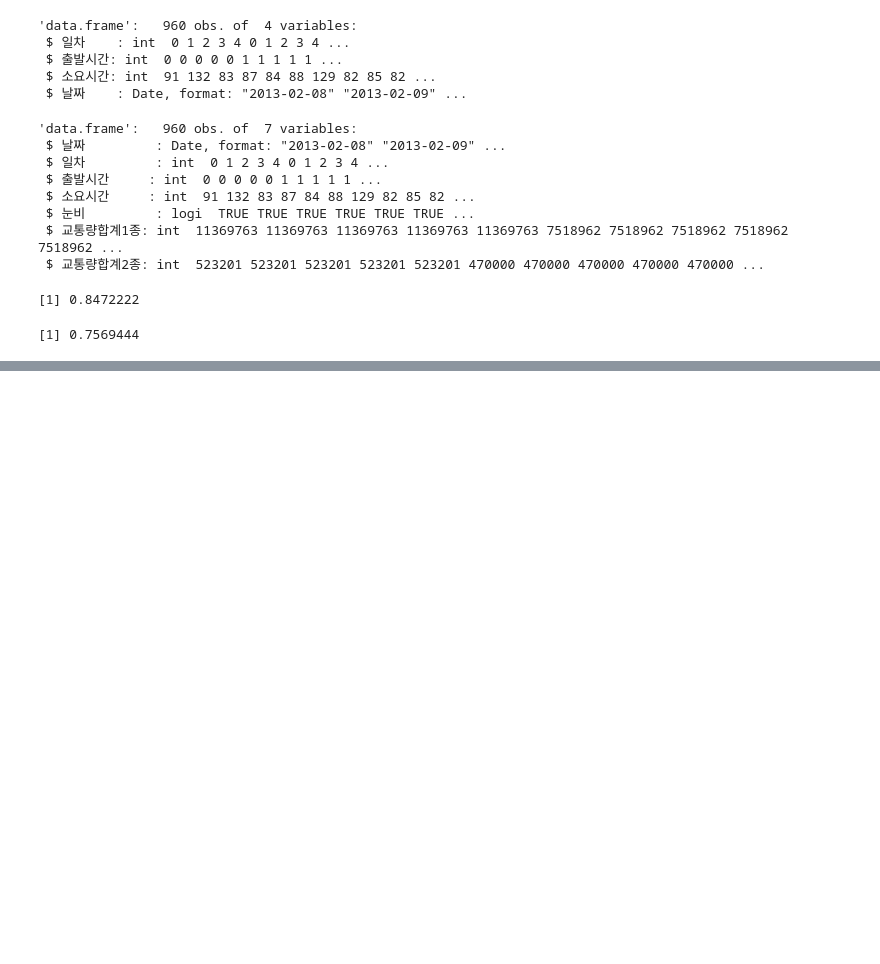
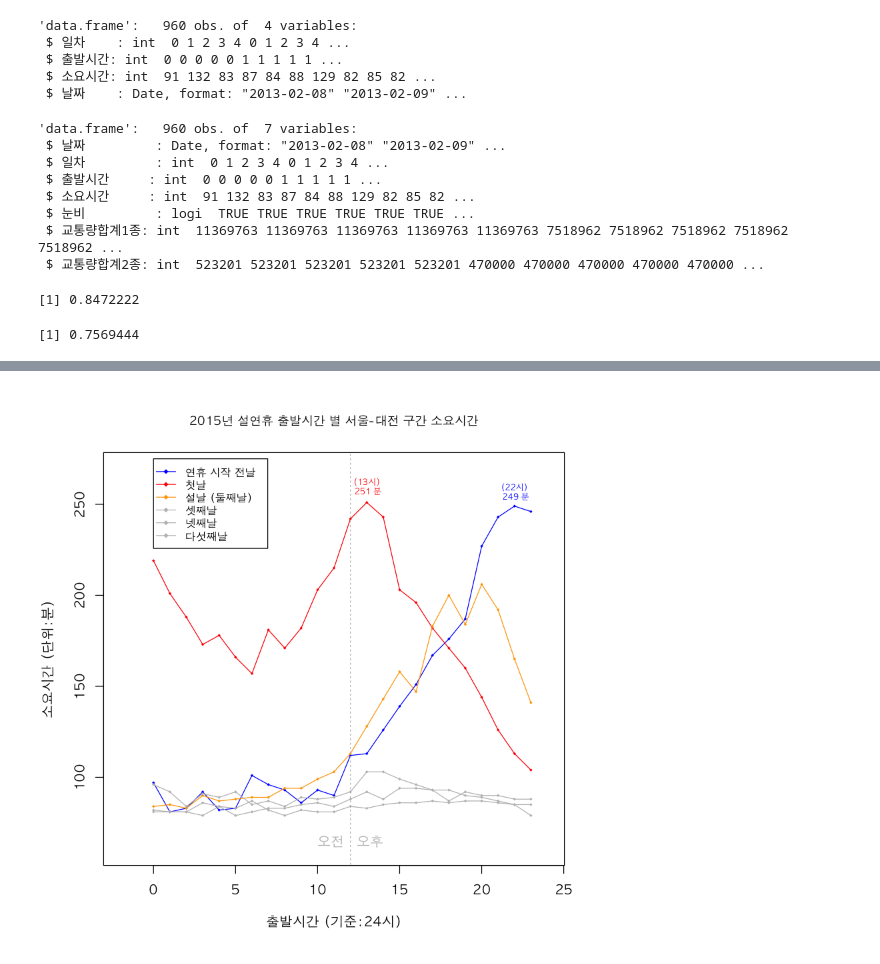
Before and after one commit to monargent0/TJRrrClass, a Jupyter notebook: 교통량.ipynb, the cells around one changed output, grey strips where cells are left out. Cells and saved outputs as stored; diff of their text form; code cells hidden in the pictures; blank space fills up the shorter version.

```diff
--- a/교통량.ipynb
+++ b/교통량.ipynb
@@ -638,0 +939,83 @@ mean((pred*0.85 < y) & (pred*1.15 > y))
+# %%
+# 2015
+
+par(family = 'AppleGothic', bg = 'white' ) # , mfrow=c(2,2)
+plot(
+    y15[y15$일차 == 0,]$출발시간,
+    y15[y15$일차 == 0,]$소요시간,
+    type = 'o',
+    pch = 18,
+    cex = c(0.5),
+    lwd = 1,
+    col = 'blue',
+    ylim = c(60,270),
+    xlim = c(-2,24),
+    # axes = F, # x, y 좌표 Frame 제거
+    xlab= '출발시간 (기준:24시)',
+    ylab = '소요시간 (단위:분)',
+)
+title(main = '2015년 설연휴 출발시간 별 서울-대전 구간 소요시간' ,cex.main=0.9)
+
+lines(
+    y15[y15$일차 == 1,]$출발시간,
+    y15[y15$일차 == 1,]$소요시간,
+    lwd = 1,
+    type = 'o',
+    pch = 18,
+    cex = c(0.5),
+    col = 'red',
+)
+lines(
+    y15[y15$일차 == 2,]$출발시간,
+    y15[y15$일차 == 2,]$소요시간,
+    lwd = 1,
+    type = 'o',
+    pch = 18,
+    cex = c(0.5),
+    col = 'orange',
+)
+lines(
+    y15[y15$일차 == 3,]$출발시간,
+    y15[y15$일차 == 3,]$소요시간,
+    lwd = 1,
+    type = 'o',
+    pch = 18,
+    cex = c(0.5),
+    col = 'grey',
+)
+lines(
+    y15[y15$일차 == 4,]$출발시간,
+    y15[y15$일차 == 4,]$소요시간,
+    lwd = 1,
+    type = 'o',
+    pch = 18,
+    cex = c(0.5),
+    col = 'grey',
+)
+lines(
+    y15[y15$일차 == 5,]$출발시간,
+    y15[y15$일차 == 5,]$소요시간,
+    lwd = 1,
+    type = 'o',
+    pch = 18,
+    cex = c(0.5),
+    col = 'grey',
+)
+
+# 범례
+legend(0, 275, # x, y 좌표값
+    c('연휴 시작 전날' , '첫날' , '설날 (둘째날)', '셋째날' ,'넷째날','다섯째날'),
+    col= c('blue','red','orange','grey','grey','grey'),
+    pch = c(18),
+    lty = c(1),
+    cex = 0.8, # 크기조절 R에서 기본값 1
+
+)
+
+segments(12,40 , 12,290 , col='grey' , lty = 3) # 오전오후 구분
+text(12,65 , paste('오전 \t 오후') , cex=1 , col='grey' , srt= 0) # 오전오후
+
+text(22,257 , paste('(22시)\n', y15[y15$일차 == 0 & y15$출발시간 == 22,]$소요시간 ,'분') , cex=0.6 , col='blue' , srt= 0) # 첫날 최대
+text(13,260 , paste('(13시)\n', y15[y15$일차 == 1 & y15$출발시간 == 13,]$소요시간 ,'분') , cex=0.6 , col='red' , srt= 0) # 둘째날 최대
+# %% [output]
+[figure, added]
```
Also changed, not shown: parts of 18 cells of this notebook, 10 other files.
